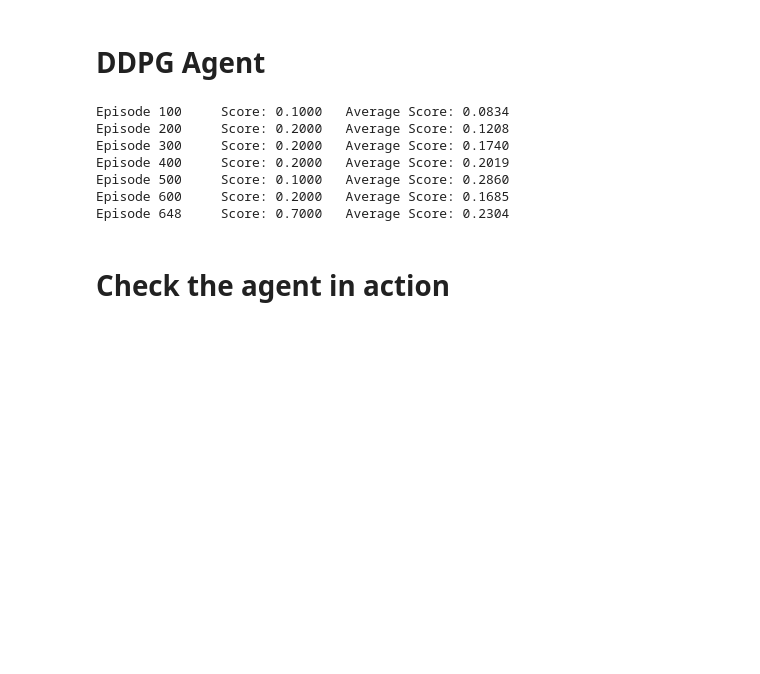
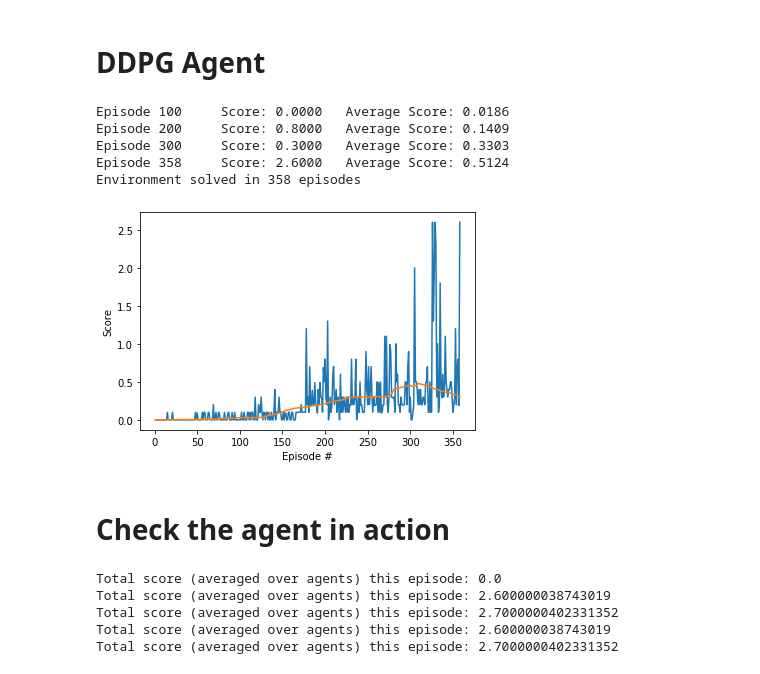
Before and after one commit to dhruvbaldawa/deep-reinforcement-learning, a Jupyter notebook: p3_collab-compet/Tennis.ipynb, the cells around one changed output. Saved outputs shown, nothing was run; the diff lists cells and outputs as text; code cells hidden in the pictures; blank space fills up the shorter version.

```diff
--- a/p3_collab-compet/Tennis.ipynb
+++ b/p3_collab-compet/Tennis.ipynb
@@ -140,7 +140,7 @@ from sumtree import SumTree
 # Hyperparameters
 # %%
 BUFFER_SIZE = int(1e7)           # replay buffer size
-BATCH_SIZE = 128                 # minbatch size
+BATCH_SIZE = 256                 # minbatch size
 GAMMA = 0.99                     # discount factor
 TAU = 5e-2                       # for soft update of target parameters
 LR_ACTOR = 1e-4                  # learning rate of the actor
@@ -158,9 +158,9 @@ CUTOFF_WINDOW = 100
 
 NOISE_MU = 0.
 NOISE_THETA = 0.2
-NOISE_SIGMA = 0.5
+NOISE_SIGMA = 0.8
 
-PRIORITY_A = 0.8
+PRIORITY_A = 0.4
 PRIORITY_B = 1 - PRIORITY_A
 PRIORITY_E = 0.01
 # %% [markdown]
@@ -476,7 +476,7 @@ class PrioritizedReplayBuffer:
 # %%
 agent = Agent(state_size=state_size, action_size=action_size, random_seed=2)
 # %%
-def ddpg(n_episodes=5000, max_t=2000, print_every=CUTOFF_WINDOW):
+def ddpg(n_episodes=5000, max_t=1000, print_every=CUTOFF_WINDOW):
     scores_deque = deque(maxlen=print_every)
     scores_list = []
     averages_list = []
@@ -521,33 +521,34 @@ def ddpg(n_episodes=5000, max_t=2000, print_every=CUTOFF_WINDOW):
 
 averages_list, scores_list = ddpg()
 # %% [output]
-Episode 100     Score: 0.1000   Average Score: 0.0834
-Episode 200     Score: 0.2000   Average Score: 0.1208
-Episode 300     Score: 0.2000   Average Score: 0.1740
-Episode 400     Score: 0.2000   Average Score: 0.2019
-Episode 500     Score: 0.1000   Average Score: 0.2860
-Episode 600     Score: 0.2000   Average Score: 0.1685
-Episode 648     Score: 0.7000   Average Score: 0.2304
+Episode 100     Score: 0.0000   Average Score: 0.0186
+Episode 200     Score: 0.8000   Average Score: 0.1409
+Episode 300     Score: 0.3000   Average Score: 0.3303
+Episode 358     Score: 2.6000   Average Score: 0.5124
+Environment solved in 358 episodes
 # %%
 fig = plt.figure()
 ax = fig.add_subplot(111)
 plt.plot(np.arange(1, len(scores_list) + 1), scores_list)
-# plt.plot(np.arange(1, len(averages_list) + 1), averages_list)
+plt.plot(np.arange(1, len(averages_list) + 1), np.convolve(averages_list, np.ones(100)/100, 'same'))
 plt.ylabel('Score')
 plt.xlabel('Episode #')
 plt.show()
 fig.savefig('rewards.png')
+# %% [output]
+[figure, added]
 # %% [markdown]
 # Check the agent in action
 # %%
 agent.actor_local.load_state_dict(torch.load('checkpoint_actor.pth', map_location={'cuda:0': 'cpu'}))
 agent.critic_local.load_state_dict(torch.load('checkpoint_critic.pth', map_location={'cuda:0': 'cpu'}))
 
+max_t = 10000
 for i in range(5):
     env_info = env.reset(train_mode=False)[brain_name]
     states = env_info.vector_observations
     scores = np.zeros(num_agents)
-    while True:
+    for _ in range(max_t):
         actions = agent.act(states)
         env_info = env.step(actions)[brain_name]           # send all actions to tne environment
         next_states = env_info.vector_observations         # get next state (for each agent)
@@ -557,6 +558,12 @@ for i in range(5):
         states = next_states                               # roll over states to next time step
         if np.any(dones):                                  # exit loop if episode finished
             break
-    print('Total score (averaged over agents) this episode: {}'.format(np.mean(scores)))
+    print('Total score (averaged over agents) this episode: {}'.format(np.max(scores)))
+# %% [output]
+Total score (averaged over agents) this episode: 0.0
+Total score (averaged over agents) this episode: 2.600000038743019
+Total score (averaged over agents) this episode: 2.7000000402331352
+Total score (averaged over agents) this episode: 2.600000038743019
+Total score (averaged over agents) this episode: 2.7000000402331352
 # %%
 env.close()
```
Also changed, not shown: 3 other files.
